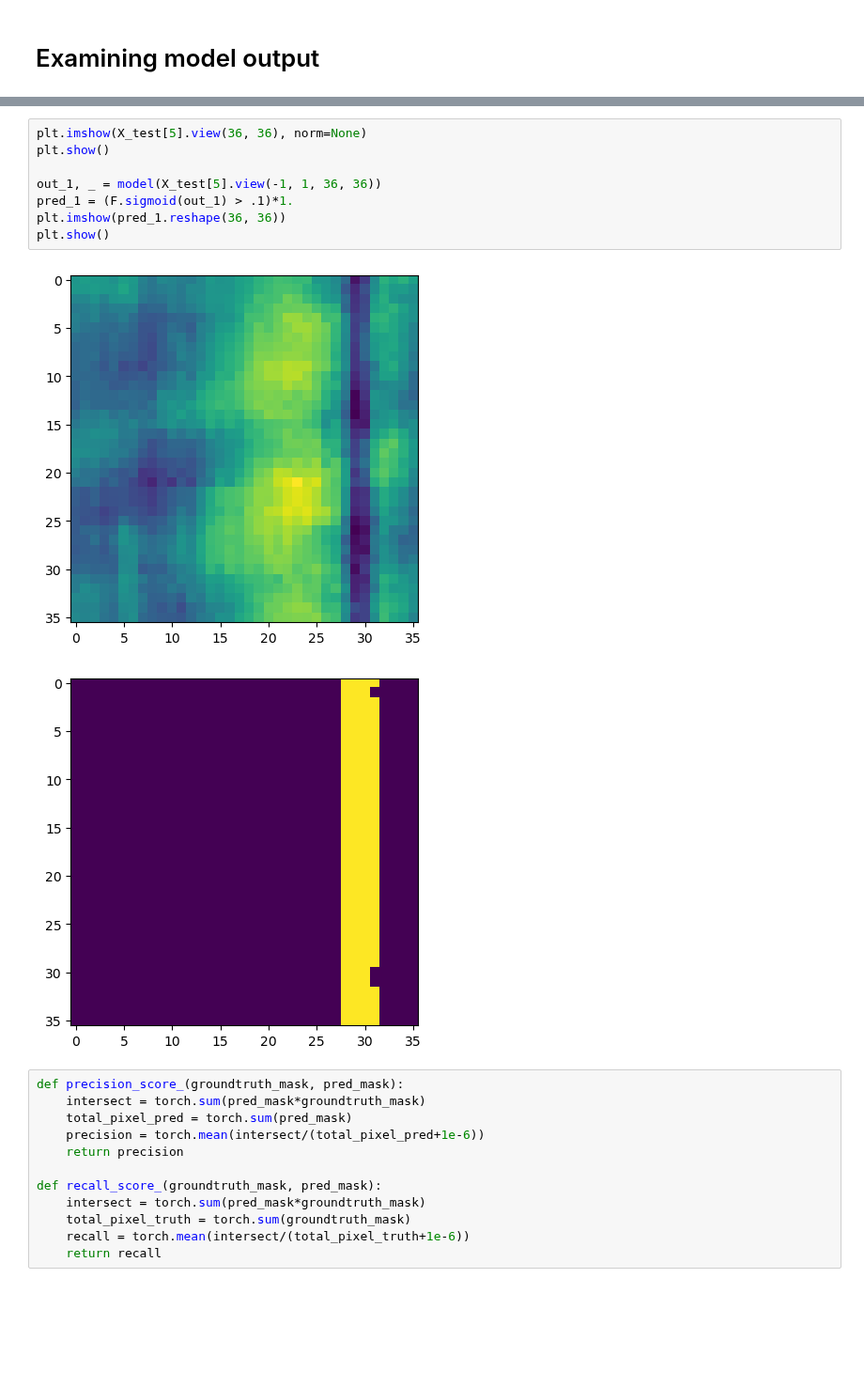
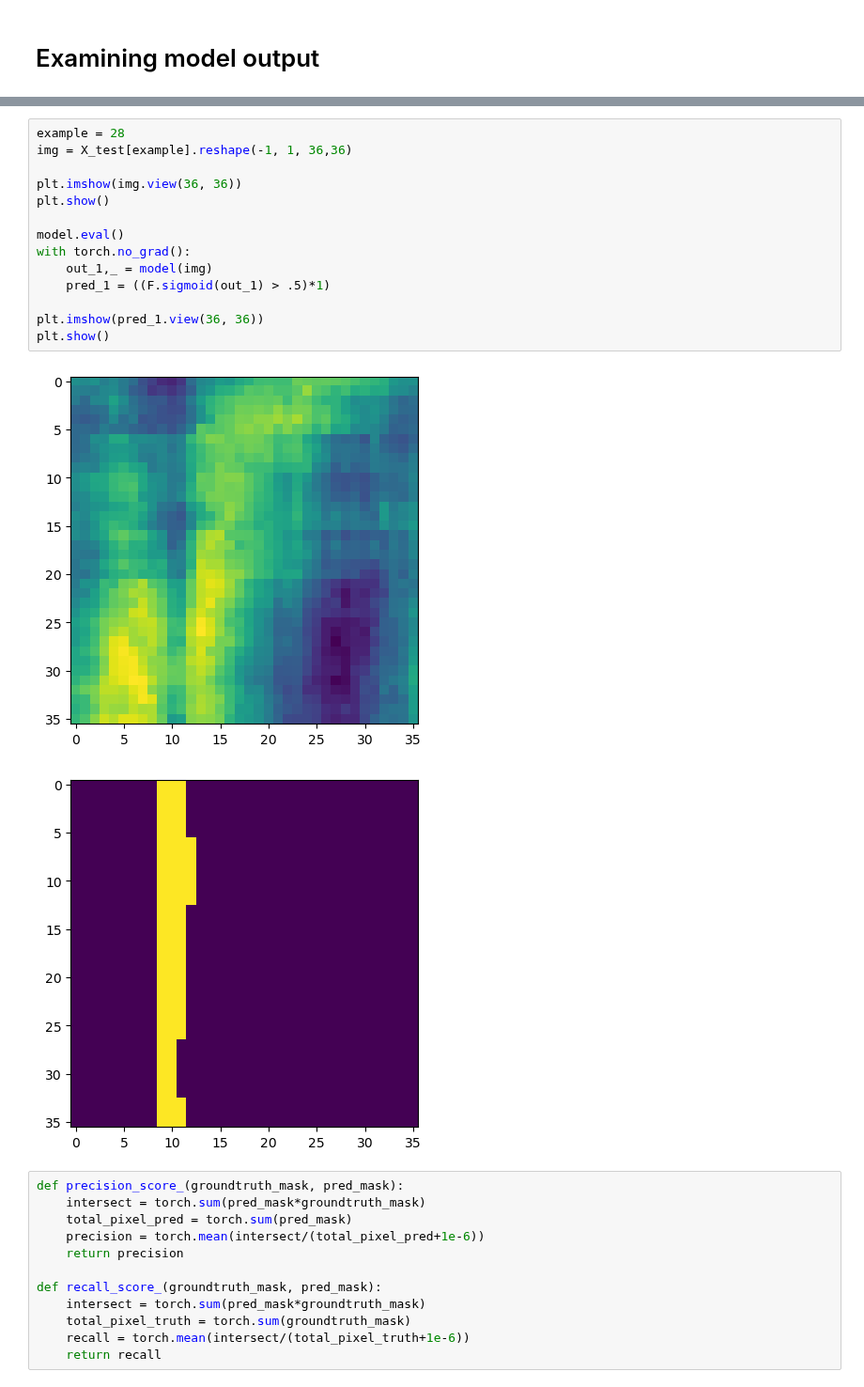
Before and after one commit to EllingtonKirby/Pipe-Corrosion-Detection, a Jupyter notebook: evaluation.ipynb, the cells around one changed output, grey strips where cells are left out. Shown at 94% size. Cells and saved outputs as stored; diff of their text form; blank space fills up the shorter version.

```diff
--- a/evaluation.ipynb
+++ b/evaluation.ipynb
@@ -86,14 +78,20 @@ plt.show()
-# %%
-plt.imshow(X_test[5].view(36, 36), norm=None)
-plt.show()
-
-out_1, _ = model(X_test[5].view(-1, 1, 36, 36))
-pred_1 = (F.sigmoid(out_1) > .1)*1.
-plt.imshow(pred_1.reshape(36, 36))
-plt.show()
-# %% [output]
-[figure, removed]
-[figure, removed]
+# %%
+example = 28
+img = X_test[example].reshape(-1, 1, 36,36)
+
+plt.imshow(img.view(36, 36))
+plt.show()
+
+model.eval()
+with torch.no_grad():
+    out_1,_ = model(img)
+    pred_1 = ((F.sigmoid(out_1) > .5)*1)
+
+plt.imshow(pred_1.view(36, 36))
+plt.show()
+# %% [output]
+[figure, added]
+[figure, added]
 # %%
 def precision_score_(groundtruth_mask, pred_mask):
     intersect = torch.sum(pred_mask*groundtruth_mask)
```
Also changed, not shown: parts of 3 cells of this notebook, 4 other files.
